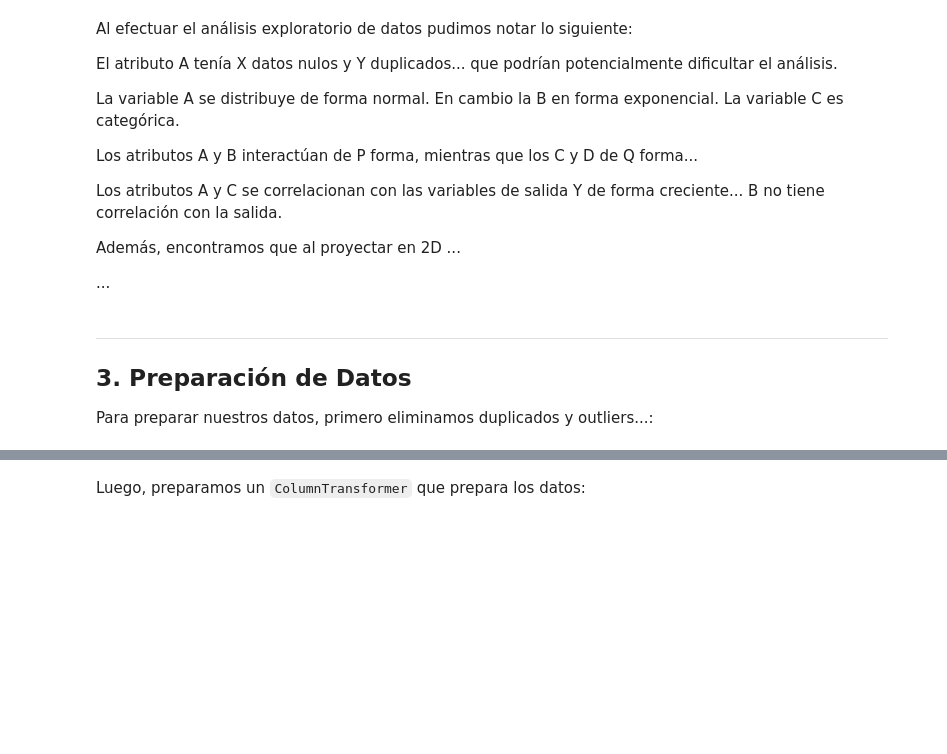
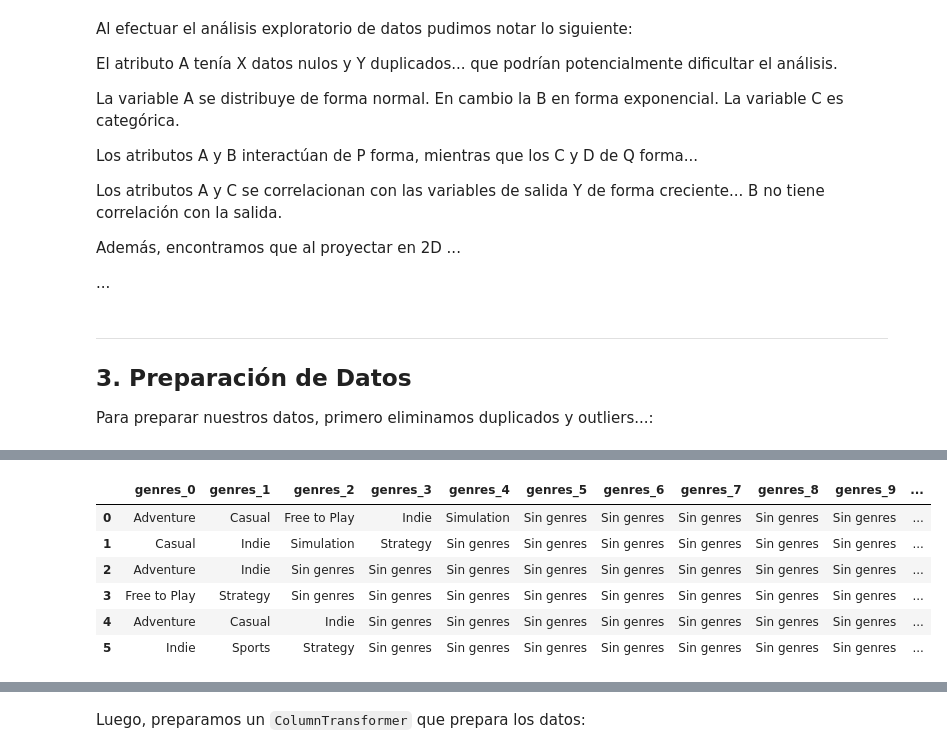
Before and after one commit to matiasjvd/MDS7202-Laboratorio-de-Programaci-n-Cient-fica-para-Ciencia-de-Datos, a Jupyter notebook: Proyecto/Proyecto.ipynb, the cells around one changed output, grey strips where cells are left out. Cells and saved outputs as stored; diff of their text form; code cells hidden in the pictures; blank space fills up the shorter version.

```diff
--- a/Proyecto/Proyecto.ipynb
+++ b/Proyecto/Proyecto.ipynb
@@ -370,0 +533,13 @@ Para preparar nuestros datos, primero eliminamos duplicados y outliers...:
+# %%
+df_train_platforms = df_train['platforms'].str.split(pat = ';', expand = True)
+df_train_platforms.head(6)
+
+for i in df_train_platforms.columns:
+        df_train_platforms = df_train_platforms.rename(columns = {df_train_platforms.columns[i]: 'platforms_' + str(i)})
+        #Ahora cambiaremos los valores nulos por el str sin plataforma para que no nos de problemas a la hora de hacer el one hot encoding
+        df_train_platforms = df_train_platforms.fillna('Sin plataforma')
+
+
+# Ahora concatenaremos el df_train con el df_train_platforms
+df_train = pd.concat([df_train, df_train_platforms], axis = 1)
+df_train_platforms.head(6)
@@ -370,0 +554,12 @@ Para preparar nuestros datos, primero eliminamos duplicados y outliers...:
+# %%
+df_train_categories = df_train['categories'].str.split(pat = ';', expand = True)
+df_train_categories.head(6)
+
+for i in df_train_categories.columns:
+        df_train_categories = df_train_categories.rename(columns = {df_train_categories.columns[i]:'categories_' + str(i)})
+        #Ahora cambiaremos los valores nulos por el str sin categoria para que no nos de problemas a la hora de hacer el one hot encoding
+        df_train_categories = df_train_categories.fillna('Sin categoria')
+
+#Ahora concatenaremos el df_train con el df_train_categories
+df_train = pd.concat([df_train, df_train_categories['categories_0'], df_train_categories['categories_1'], df_train_categories['categories_2']], axis = 1)
+df_train_categories.head(6)
@@ -370,0 +574,20 @@ Para preparar nuestros datos, primero eliminamos duplicados y outliers...:
+# %%
+df_train_genres = df_train['genres'].str.split(pat = ';', expand = True)
+df_train_genres.head(6)
+
+for i in df_train_genres.columns:
+        df_train_genres = df_train_genres.rename(columns = {df_train_genres.columns[i]:'genres_' + str(i)})
+        #Ahora cambiaremos los valores nulos por el str sin genres para que no nos de problemas a la hora de hacer el one hot encoding
+        df_train_genres = df_train_genres.fillna('Sin genres')
+
+#Ahora concatenaremos el df_train con el df_train_genres
+df_train = pd.concat([df_train, df_train_genres['genres_0'],df_train_genres['genres_1'], df_train_genres['genres_2']], axis = 1)
+df_train_genres.head(6)
+# %% [output]
+|  | genres_0 | genres_1 | genres_2 | genres_3 | genres_4 | genres_5 | genres_6 | genres_7 | genres_8 | genres_9 | ... |
+| 0 | Adventure | Casual | Free to Play | Indie | Simulation | Sin genres | Sin genres | Sin genres | Sin genres | Sin genres | ... |
+| 1 | Casual | Indie | Simulation | Strategy | Sin genres | Sin genres | Sin genres | Sin genres | Sin genres | Sin genres | ... |
+| 2 | Adventure | Indie | Sin genres | Sin genres | Sin genres | Sin genres | Sin genres | Sin genres | Sin genres | Sin genres | ... |
+| 3 | Free to Play | Strategy | Sin genres | Sin genres | Sin genres | Sin genres | Sin genres | Sin genres | Sin genres | Sin genres | ... |
+| 4 | Adventure | Casual | Indie | Sin genres | Sin genres | Sin genres | Sin genres | Sin genres | Sin genres | Sin genres | ... |
+| 5 | Indie | Sports | Strategy | Sin genres | Sin genres | Sin genres | Sin genres | Sin genres | Sin genres | Sin genres | ... |
```
Also changed, not shown: parts of 18 cells of this notebook.
